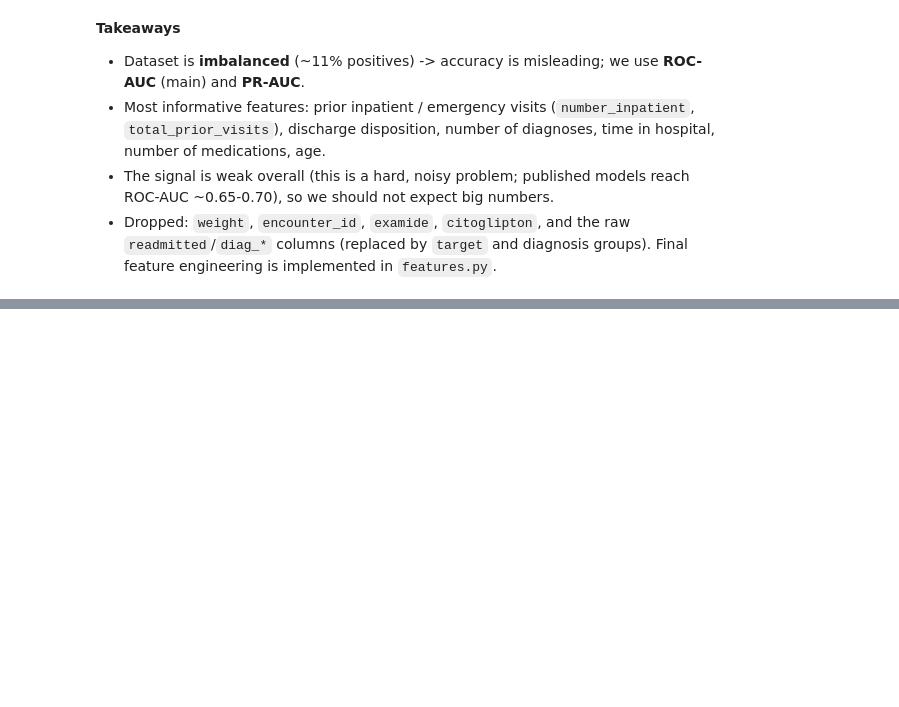
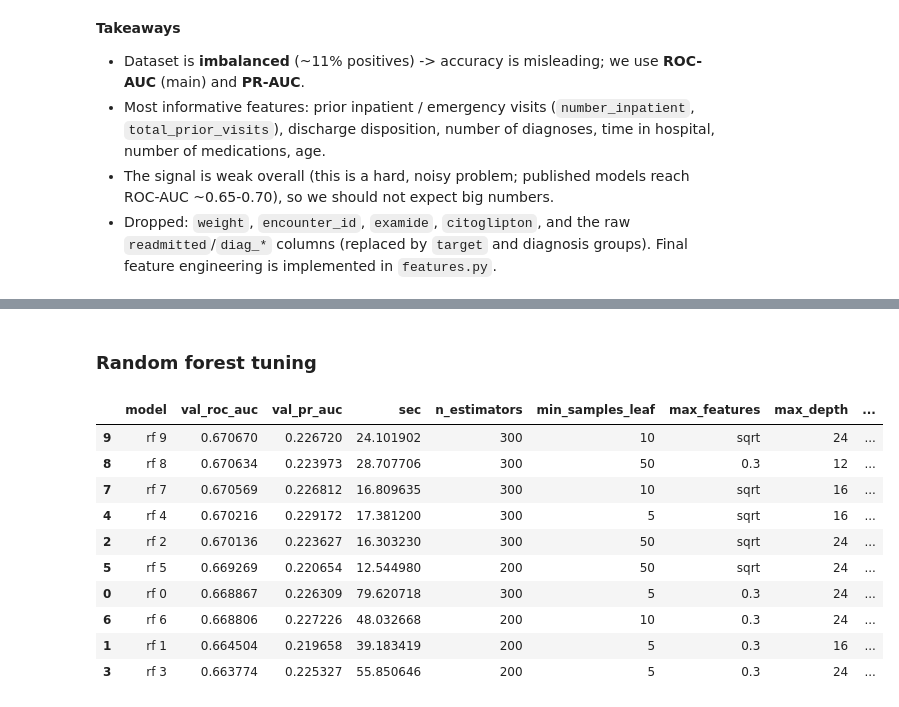
Before and after one commit to Haish4/diabetes-readmission, a Jupyter notebook: notebook.ipynb, the cells around one changed output, grey strips where cells are left out. Cells and saved outputs as stored; diff of their text form; code cells hidden in the pictures; blank space fills up the shorter version.

```diff
--- a/notebook.ipynb
+++ b/notebook.ipynb
@@ -230,0 +305,23 @@ plt.show()
+# %% [markdown]
+### Random forest tuning
+# %%
+rf_space = dict(n_estimators=[200, 300], max_depth=[8, 12, 16, 24], min_samples_leaf=[5, 10, 20, 50],
+                max_features=["sqrt", 0.3], class_weight=[None, "balanced_subsample"])
+rf_res = []
+for i, p in enumerate(ParameterSampler(rf_space, n_iter=10, random_state=1)):
+    _, r = evaluate(RandomForestClassifier(**p, n_jobs=-1, random_state=1), f"rf {i}")
+    r.update(p); rf_res.append(r)
+rf_df = pd.DataFrame(rf_res).sort_values("val_roc_auc", ascending=False)
+rf_df
+# %% [output]
+|  | model | val_roc_auc | val_pr_auc | sec | n_estimators | min_samples_leaf | max_features | max_depth | ... |
+| 9 | rf 9 | 0.670670 | 0.226720 | 24.101902 | 300 | 10 | sqrt | 24 | ... |
+| 8 | rf 8 | 0.670634 | 0.223973 | 28.707706 | 300 | 50 | 0.3 | 12 | ... |
+| 7 | rf 7 | 0.670569 | 0.226812 | 16.809635 | 300 | 10 | sqrt | 16 | ... |
+| 4 | rf 4 | 0.670216 | 0.229172 | 17.381200 | 300 | 5 | sqrt | 16 | ... |
+| 2 | rf 2 | 0.670136 | 0.223627 | 16.303230 | 300 | 50 | sqrt | 24 | ... |
+| 5 | rf 5 | 0.669269 | 0.220654 | 12.544980 | 200 | 50 | sqrt | 24 | ... |
+| 0 | rf 0 | 0.668867 | 0.226309 | 79.620718 | 300 | 5 | 0.3 | 24 | ... |
+| 6 | rf 6 | 0.668806 | 0.227226 | 48.032668 | 200 | 10 | 0.3 | 24 | ... |
+| 1 | rf 1 | 0.664504 | 0.219658 | 39.183419 | 200 | 5 | 0.3 | 16 | ... |
+| 3 | rf 3 | 0.663774 | 0.225327 | 55.850646 | 200 | 5 | 0.3 | 24 | ... |
```
Also changed, not shown: parts of 19 cells of this notebook.
